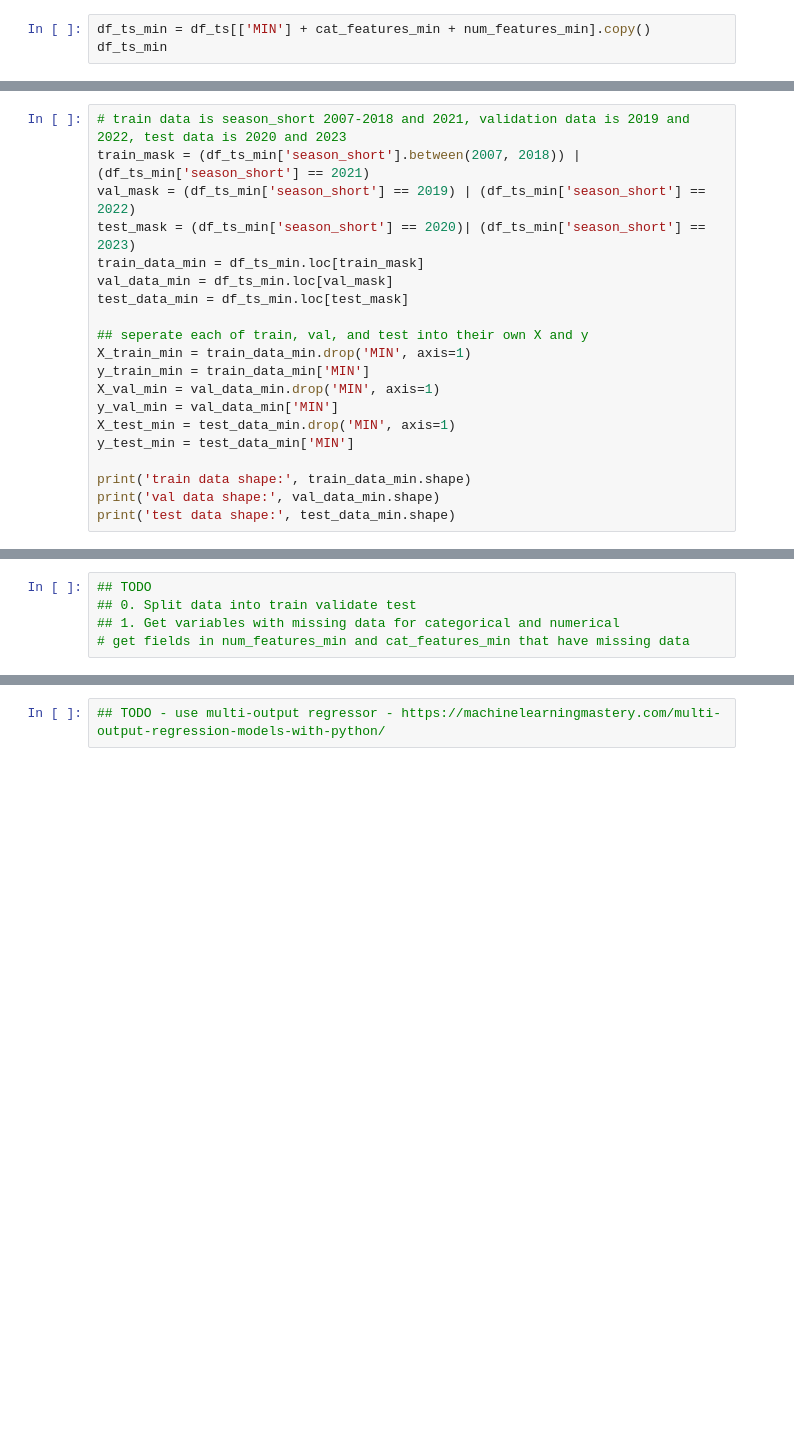
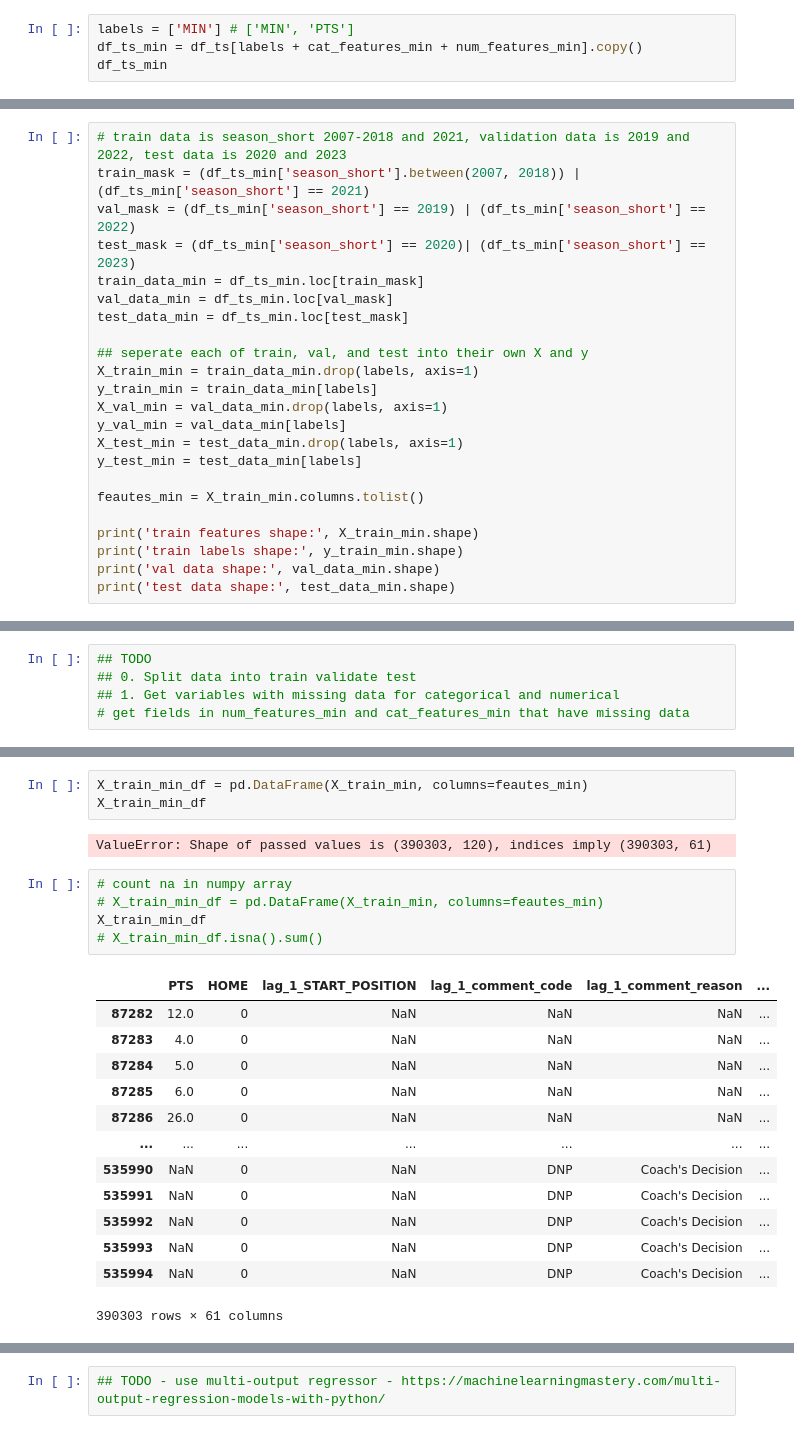
Before and after one commit to brownbrandon272/basketball, a Jupyter notebook: scripts/ts_analysis.ipynb, the cells around one changed output, grey strips where cells are left out. Cells and saved outputs as stored; diff of their text form; blank space fills up the shorter version.

Commit message:
Removed inf from ts data and prepping ML: 	modified:   scripts/create_ts_data.ipynb 	modified:   scripts/ts_analysis.ipynb

```diff
--- a/scripts/ts_analysis.ipynb
+++ b/scripts/ts_analysis.ipynb
@@ -79,7 +79,8 @@ To see more functions, run help() method
 # %%
 # explore_ts_min.target_variable(target='MIN')
 # %%
-df_ts_min = df_ts[['MIN'] + cat_features_min + num_features_min].copy()
+labels = ['MIN'] # ['MIN', 'PTS']
+df_ts_min = df_ts[labels + cat_features_min + num_features_min].copy()
 df_ts_min
 # %% [output]
 |  | MIN | HOME | lag_1_START_POSITION | lag_1_comment_code | lag_1_comment_reason | ... |
@@ -105,14 +106,17 @@ val_data_min = df_ts_min.loc[val_mask]
 test_data_min = df_ts_min.loc[test_mask]
 
 ## seperate each of train, val, and test into their own X and y
-X_train_min = train_data_min.drop('MIN', axis=1)
-y_train_min = train_data_min['MIN']
-X_val_min = val_data_min.drop('MIN', axis=1)
-y_val_min = val_data_min['MIN']
-X_test_min = test_data_min.drop('MIN', axis=1)
-y_test_min = test_data_min['MIN']
+X_train_min = train_data_min.drop(labels, axis=1)
+y_train_min = train_data_min[labels]
+X_val_min = val_data_min.drop(labels, axis=1)
+y_val_min = val_data_min[labels]
+X_test_min = test_data_min.drop(labels, axis=1)
+y_test_min = test_data_min[labels]
 
-print('train data shape:', train_data_min.shape)
+feautes_min = X_train_min.columns.tolist()
+
+print('train features shape:', X_train_min.shape)
+print('train labels shape:', y_train_min.shape)
 print('val data shape:', val_data_min.shape)
 print('test data shape:', test_data_min.shape)
 # %% [output]
@@ -224,0 +220,24 @@ ValueError: Input contains infinity or a value too large for dtype('float64').
+# %%
+X_train_min_df = pd.DataFrame(X_train_min, columns=feautes_min)
+X_train_min_df
+# %% [output]
+ValueError: Shape of passed values is (390303, 120), indices imply (390303, 61)
+# %%
+# count na in numpy array
+# X_train_min_df = pd.DataFrame(X_train_min, columns=feautes_min)
+X_train_min_df
+# X_train_min_df.isna().sum()
+# %% [output]
+|  | PTS | HOME | lag_1_START_POSITION | lag_1_comment_code | lag_1_comment_reason | ... |
+| 87282 | 12.0 | 0 | NaN | NaN | NaN | ... |
+| 87283 | 4.0 | 0 | NaN | NaN | NaN | ... |
+| 87284 | 5.0 | 0 | NaN | NaN | NaN | ... |
+| 87285 | 6.0 | 0 | NaN | NaN | NaN | ... |
+| 87286 | 26.0 | 0 | NaN | NaN | NaN | ... |
+| ... | ... | ... | ... | ... | ... | ... |
+| 535990 | NaN | 0 | NaN | DNP | Coach's Decision | ... |
+| 535991 | NaN | 0 | NaN | DNP | Coach's Decision | ... |
+| 535992 | NaN | 0 | NaN | DNP | Coach's Decision | ... |
+| 535993 | NaN | 0 | NaN | DNP | Coach's Decision | ... |
+| 535994 | NaN | 0 | NaN | DNP | Coach's Decision | ... |
+390303 rows × 61 columns
```
Also changed, not shown: parts of 7 cells of this notebook, 1 other file.
